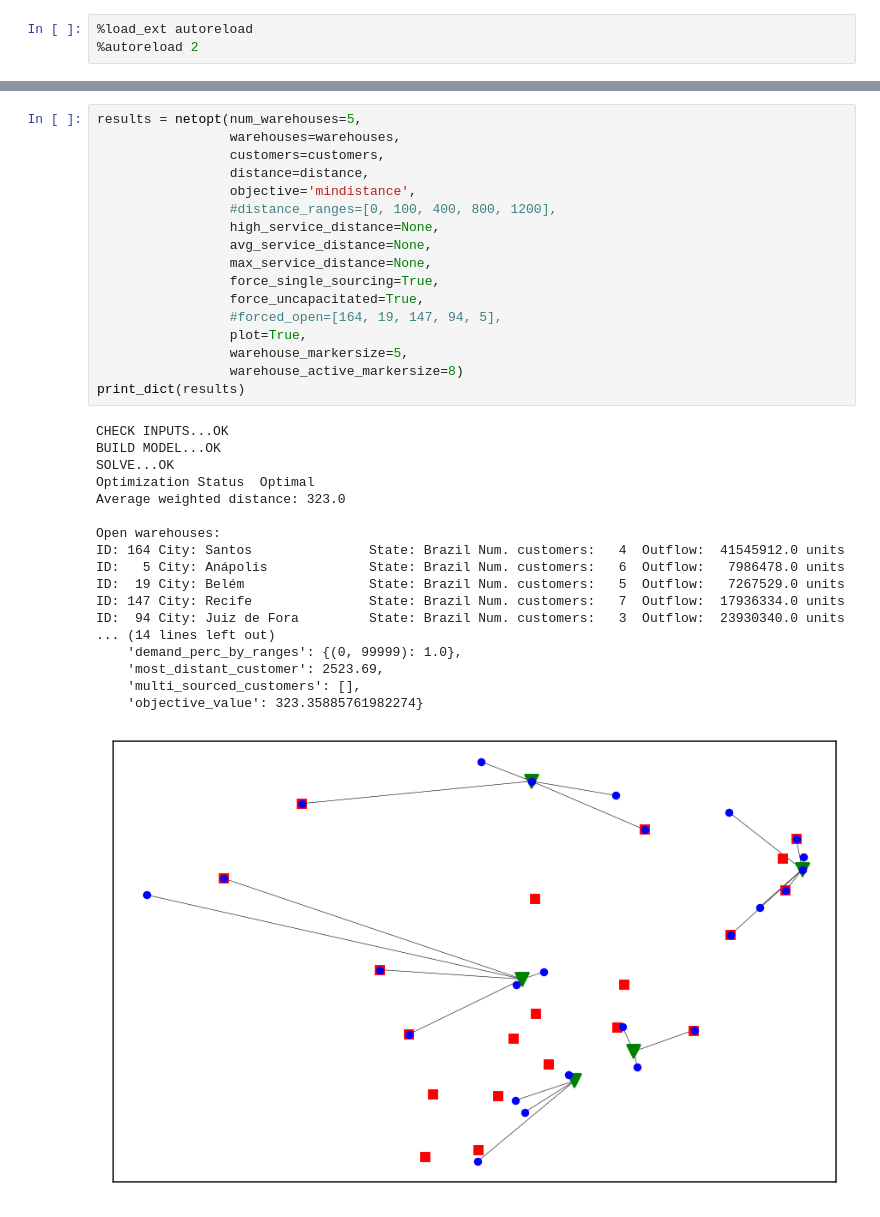
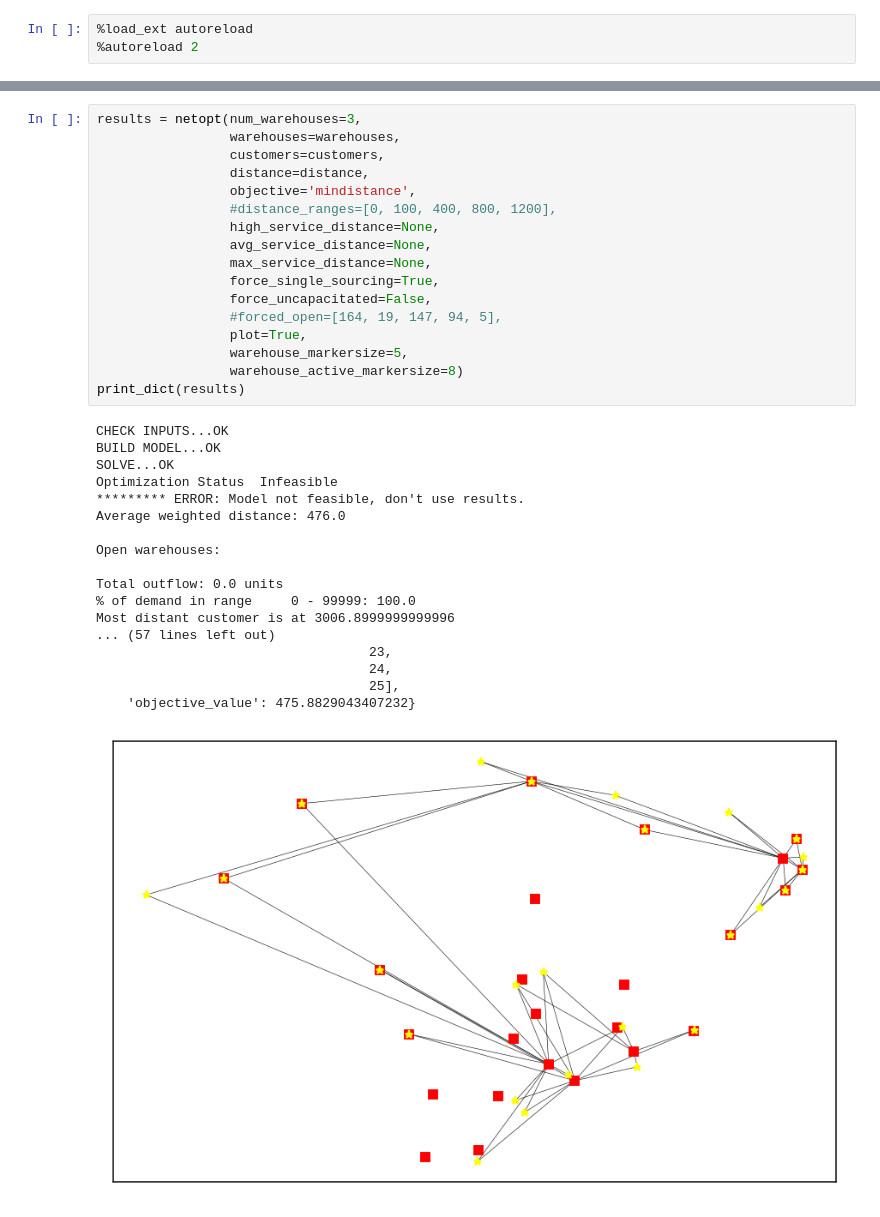
Before and after one commit to ropinotex/network_optimization, a Jupyter notebook: Netopt.ipynb, the cells around one changed output, grey strips where cells are left out. Drawn from its saved outputs; the diff is of its cells as text.

Commit message:
modified:   Netopt.ipynb 	modified:   netopt.py 	modified:   scenario_5.py

```diff
--- a/Netopt.ipynb
+++ b/Netopt.ipynb
@@ -21,37 +18,37 @@ plot_map(warehouses=warehouses,
 # %%
-results = netopt(num_warehouses=5,
+results = netopt(num_warehouses=3,
                  warehouses=warehouses,
                  customers=customers,
                  distance=distance,
                  objective='mindistance',
                  #distance_ranges=[0, 100, 400, 800, 1200],
                  high_service_distance=None,
                  avg_service_distance=None,
                  max_service_distance=None,
                  force_single_sourcing=True,
-                 force_uncapacitated=True,
+                 force_uncapacitated=False,
                  #forced_open=[164, 19, 147, 94, 5],
                  plot=True,
                  warehouse_markersize=5,
                  warehouse_active_markersize=8)
 print_dict(results)
 # %% [output]
 CHECK INPUTS...OK
 BUILD MODEL...OK
 SOLVE...OK
-Optimization Status  Optimal
-Average weighted distance: 323.0
+Optimization Status  Infeasible
+********* ERROR: Model not feasible, don't use results.
+Average weighted distance: 476.0
 
 Open warehouses:
-ID: 164 City: Santos               State: Brazil Num. customers:   4  Outflow:  41545912.0 units
-ID:   5 City: Anápolis             State: Brazil Num. customers:   6  Outflow:   7986478.0 units
-ID:  19 City: Belém                State: Brazil Num. customers:   5  Outflow:   7267529.0 units
-ID: 147 City: Recife               State: Brazil Num. customers:   7  Outflow:  17936334.0 units
-ID:  94 City: Juiz de Fora         State: Brazil Num. customers:   3  Outflow:  23930340.0 units
-... (14 lines left out)
-    'demand_perc_by_ranges': {(0, 99999): 1.0},
-    'most_distant_customer': 2523.69,
-    'multi_sourced_customers': [],
-    'objective_value': 323.35885761982274}
+
+Total outflow: 0.0 units
+% of demand in range     0 - 99999: 100.0
+Most distant customer is at 3006.8999999999996
+... (57 lines left out)
+                                   23,
+                                   24,
+                                   25],
+    'objective_value': 475.8829043407232}
-[figure, old version]
+[figure, new version]
 # %%
```
Also changed, not shown: parts of 5 cells of this notebook, 2 other files.
